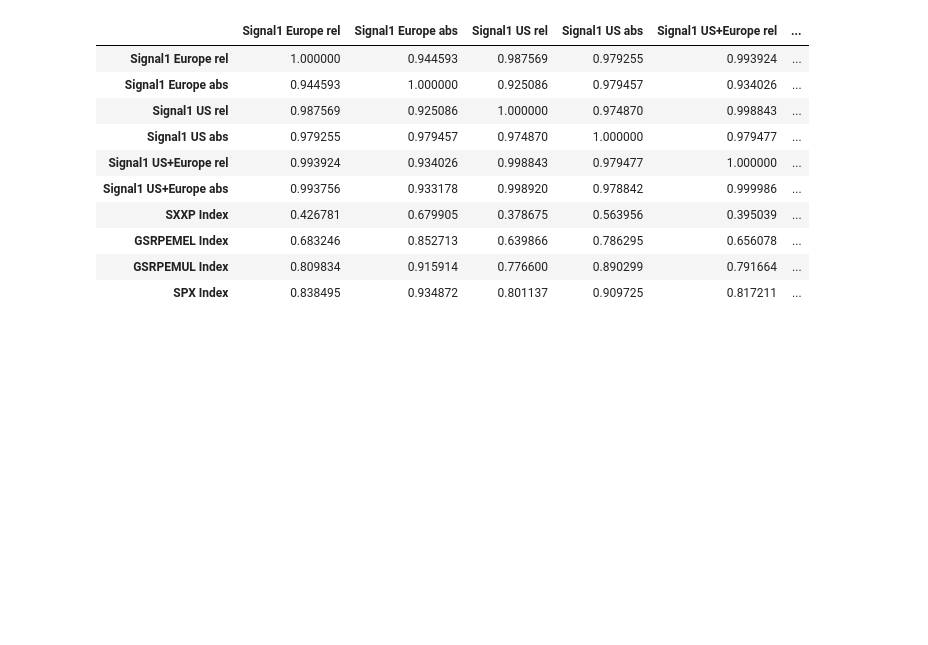
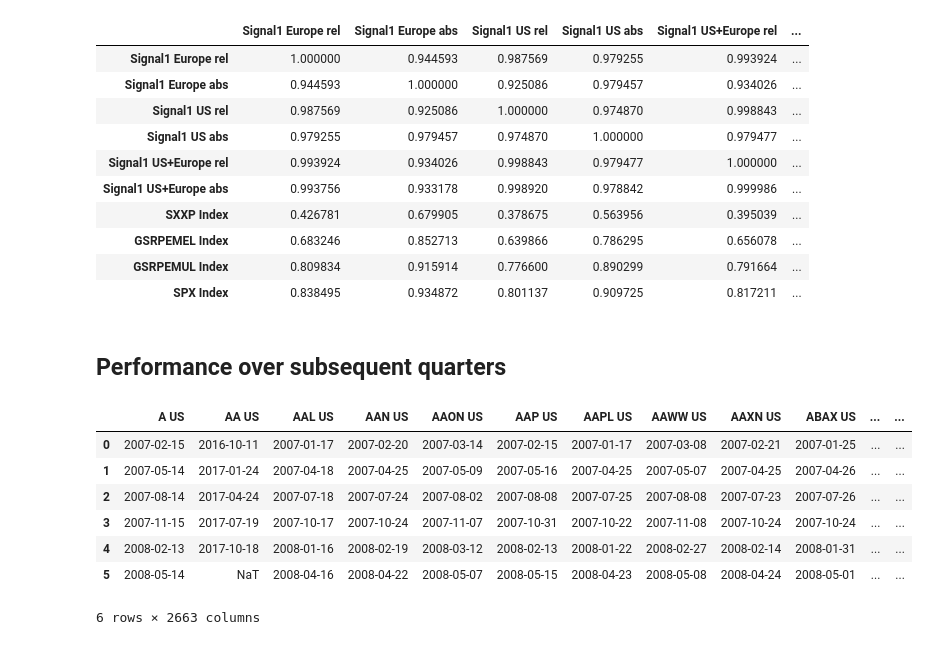
Before and after one commit to zliyclh/post_result, a Jupyter notebook: Signal 1.ipynb, the cells around one changed output. Cells and saved outputs as stored; diff of their text form; code cells hidden in the pictures; blank space fills up the shorter version.

Commit message:
finish two functions on the subsequent event dates for a signal and their EAR

```diff
--- a/Signal 1.ipynb
+++ b/Signal 1.ipynb
@@ -1146,3 +1147,38 @@ account_combined.corr()
 | GSRPEMEL Index | 0.683246 | 0.852713 | 0.639866 | 0.786295 | 0.656078 | ... |
 | GSRPEMUL Index | 0.809834 | 0.915914 | 0.776600 | 0.890299 | 0.791664 | ... |
 | SPX Index | 0.838495 | 0.934872 | 0.801137 | 0.909725 | 0.817211 | ... |
+# %% [markdown]
+## Performance over subsequent quarters
+# %%
+def signal1_follow(signal1,date_df,length):
+    signal1_follow=pd.DataFrame()
+    for ticker,row in signal1.iterrows():
+        adj_row=row.dropna()
+        if (len(adj_row)==0)|(type(adj_row.name)==float):
+            pass
+        else:
+            date_series=date_df.loc[adj_row.name]
+            for val in adj_row:
+                signal1_follow_list=[val]
+                pos=date_series.tolist().index(val)
+                for i in range(length):
+                    next_result=date_series.shift(i+1).iloc[pos]
+                    if type(next_result)==pd._libs.tslib.Timestamp:
+                        signal1_follow_list+=[next_result,]
+                    else:
+                        signal1_follow_list+=[None,]
+            signal1_follow[adj_row.name]=signal1_follow_list
+    return signal1_follow
+# %%
+signal1_follow_US=signal1_follow(data_dict_US["Date"],data_dict_US["Date"],5)
+# %%
+signal1_follow_US
+# %% [output]
+|  | A US | AA US | AAL US | AAN US | AAON US | AAP US | AAPL US | AAWW US | AAXN US | ABAX US | ... | ... |
+| 0 | 2007-02-15 | 2016-10-11 | 2007-01-17 | 2007-02-20 | 2007-03-14 | 2007-02-15 | 2007-01-17 | 2007-03-08 | 2007-02-21 | 2007-01-25 | ... | ... |
+| 1 | 2007-05-14 | 2017-01-24 | 2007-04-18 | 2007-04-25 | 2007-05-09 | 2007-05-16 | 2007-04-25 | 2007-05-07 | 2007-04-25 | 2007-04-26 | ... | ... |
+| 2 | 2007-08-14 | 2017-04-24 | 2007-07-18 | 2007-07-24 | 2007-08-02 | 2007-08-08 | 2007-07-25 | 2007-08-08 | 2007-07-23 | 2007-07-26 | ... | ... |
+| 3 | 2007-11-15 | 2017-07-19 | 2007-10-17 | 2007-10-24 | 2007-11-07 | 2007-10-31 | 2007-10-22 | 2007-11-08 | 2007-10-24 | 2007-10-24 | ... | ... |
+| 4 | 2008-02-13 | 2017-10-18 | 2008-01-16 | 2008-02-19 | 2008-03-12 | 2008-02-13 | 2008-01-22 | 2008-02-27 | 2008-02-14 | 2008-01-31 | ... | ... |
+| 5 | 2008-05-14 | NaT | 2008-04-16 | 2008-04-22 | 2008-05-07 | 2008-05-15 | 2008-04-23 | 2008-05-08 | 2008-04-24 | 2008-05-01 | ... | ... |
+6 rows × 2663 columns
```
Also changed, not shown: parts of 5 cells of this notebook.
